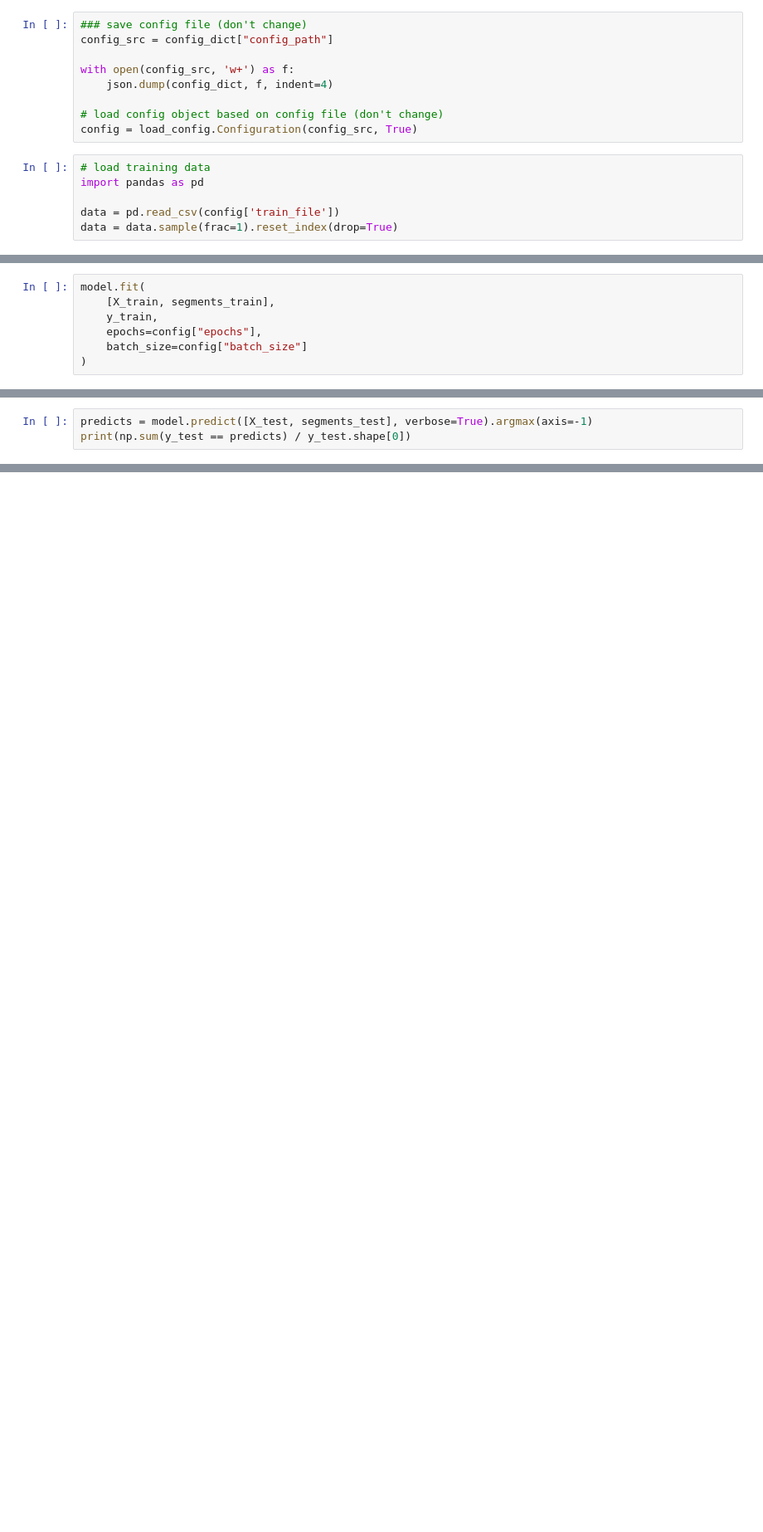
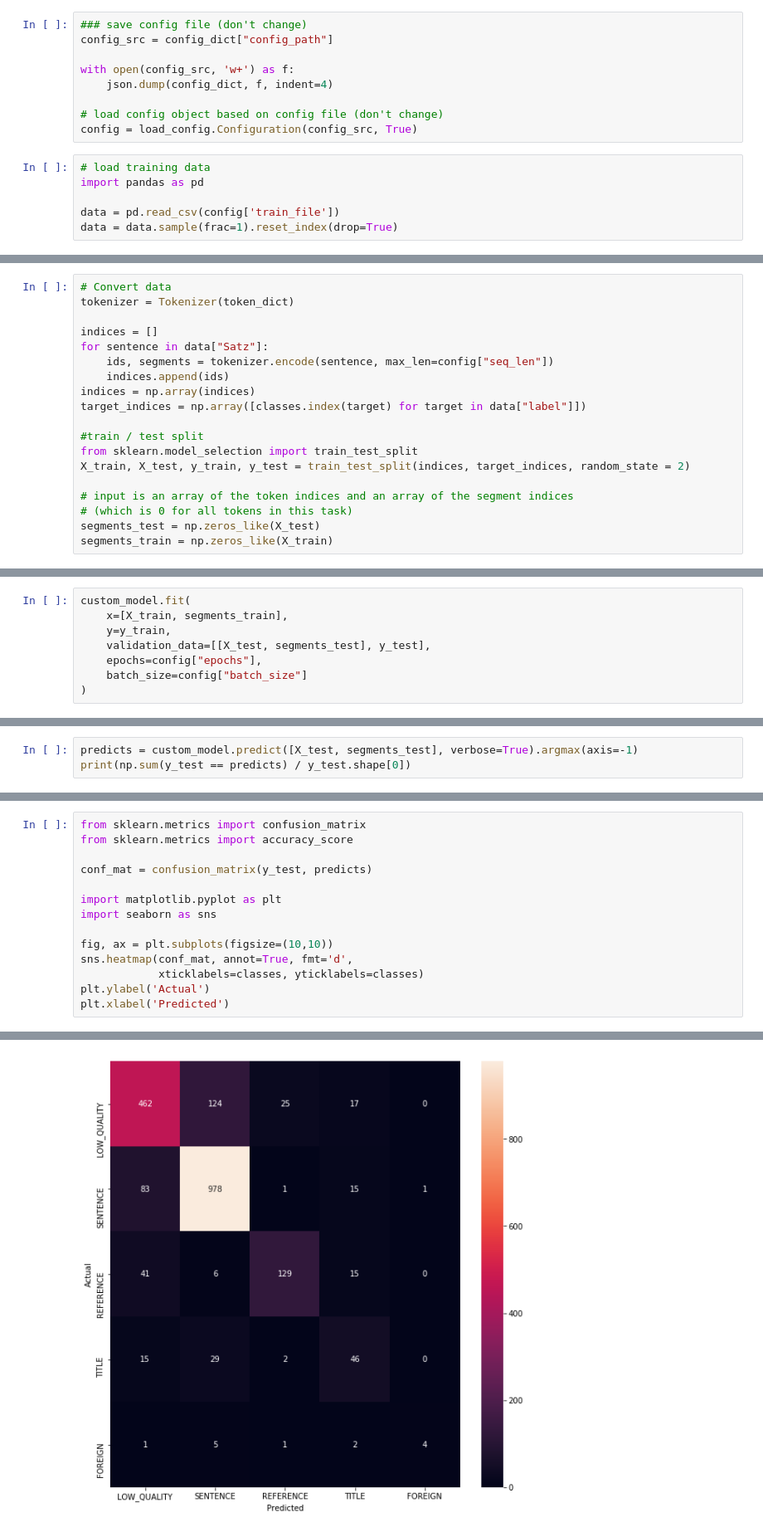
Before and after one commit to eonum/medtextcollector, a Jupyter notebook: sentence_quality_classification_bert.ipynb, the cells around one changed output, grey strips where cells are left out. Shown at 83% size. Saved outputs shown, nothing was run; the diff lists cells and outputs as text; blank space fills up the shorter version.

```diff
--- a/sentence_quality_classification_bert.ipynb
+++ b/sentence_quality_classification_bert.ipynb
@@ -92,0 +129,19 @@ Vocabulary size: 119548
+# %%
+# Convert data
+tokenizer = Tokenizer(token_dict)
+
+indices = []
+for sentence in data["Satz"]:
+    ids, segments = tokenizer.encode(sentence, max_len=config["seq_len"])
+    indices.append(ids)
+indices = np.array(indices)
+target_indices = np.array([classes.index(target) for target in data["label"]])
+
+#train / test split
+from sklearn.model_selection import train_test_split
+X_train, X_test, y_train, y_test = train_test_split(indices, target_indices, random_state = 2)
+
+# input is an array of the token indices and an array of the segment indices
+# (which is 0 for all tokens in this task)
+segments_test = np.zeros_like(X_test)
+segments_train = np.zeros_like(X_train)
@@ -173,7 +213,8 @@ ________________________________________________________________________________
 # %%
-model.fit(
-    [X_train, segments_train],
-    y_train,
+custom_model.fit(
+    x=[X_train, segments_train],
+    y=y_train,
+    validation_data=[[X_test, segments_test], y_test],
     epochs=config["epochs"],
     batch_size=config["batch_size"]
 )
@@ -191,5 +239,5 @@ Epoch 5/5
 <keras.callbacks.History at 0x...>
 # %%
-predicts = model.predict([X_test, segments_test], verbose=True).argmax(axis=-1)
+predicts = custom_model.predict([X_test, segments_test], verbose=True).argmax(axis=-1)
 print(np.sum(y_test == predicts) / y_test.shape[0])
 # %% [output]
@@ -197,0 +246,15 @@ print(np.sum(y_test == predicts) / y_test.shape[0])
+# %%
+from sklearn.metrics import confusion_matrix
+from sklearn.metrics import accuracy_score
+
+conf_mat = confusion_matrix(y_test, predicts)
+
+import matplotlib.pyplot as plt
+import seaborn as sns
+
+fig, ax = plt.subplots(figsize=(10,10))
+sns.heatmap(conf_mat, annot=True, fmt='d',
+            xticklabels=classes, yticklabels=classes)
+plt.ylabel('Actual')
+plt.xlabel('Predicted')
+# %% [output]
@@ -197,0 +262 @@ print(np.sum(y_test == predicts) / y_test.shape[0])
+[figure, added]
```
Also changed, not shown: parts of 13 cells of this notebook.
